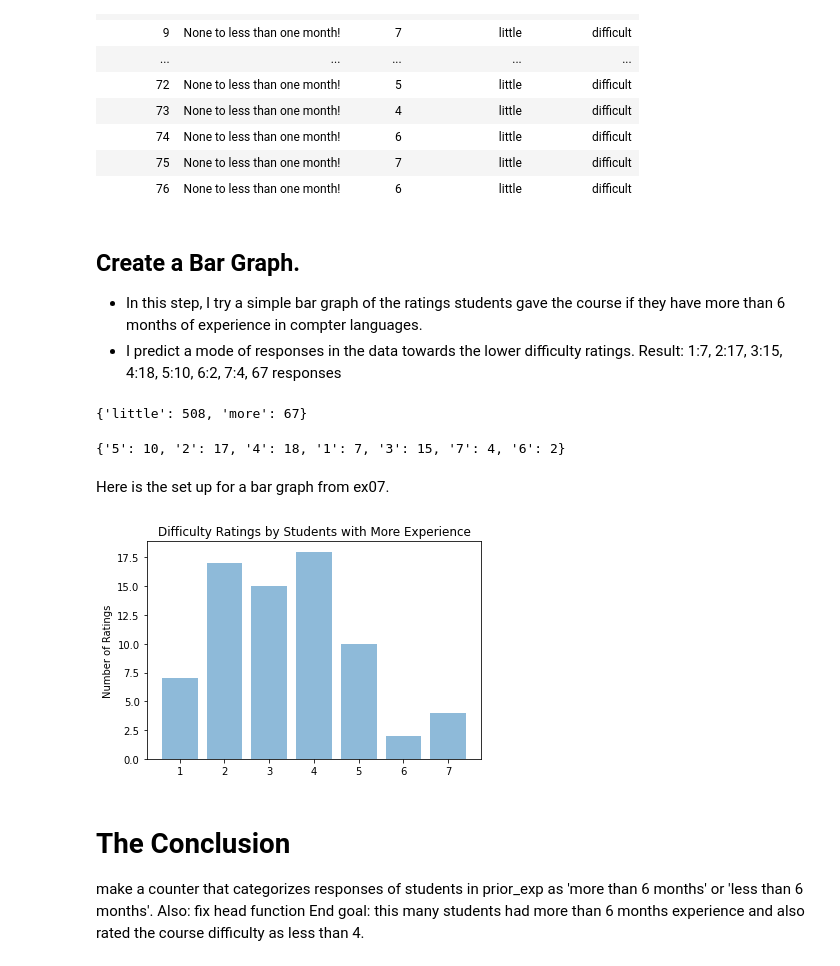
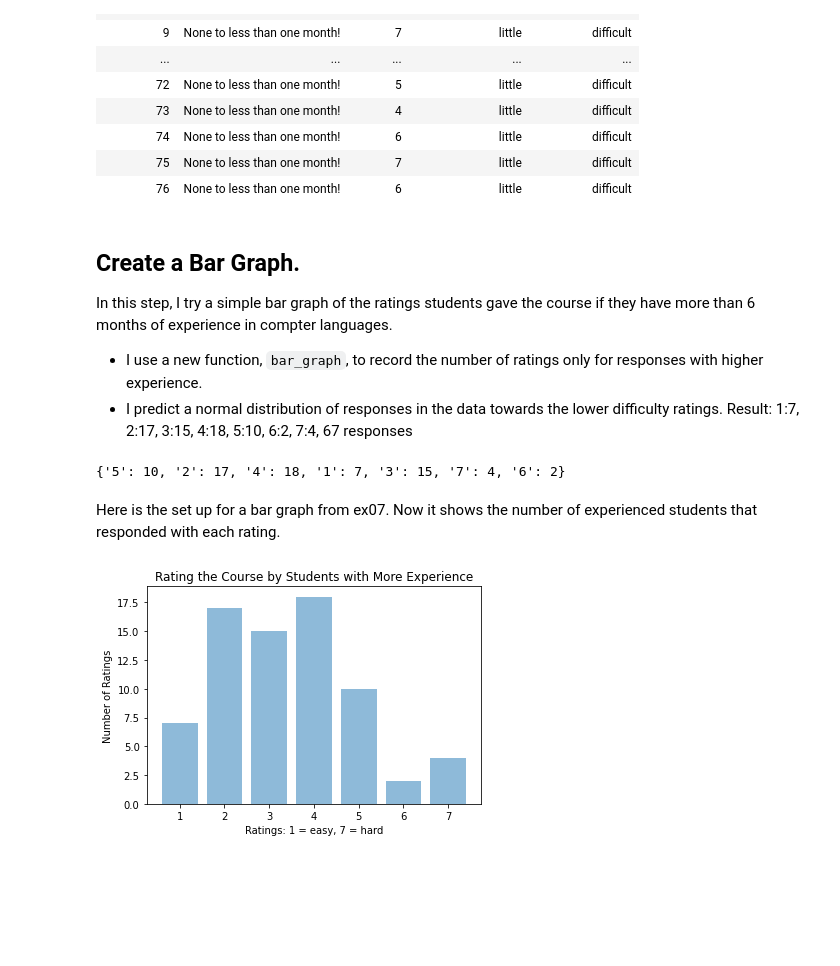
Before and after one commit to j-aurora/comp110-21f-workspace, a Jupyter notebook: projects/pj01/analysis.ipynb, the cells around one changed output. Drawn from its saved outputs; the diff is of its cells as text; code cells hidden in the pictures; blank space fills up the shorter version.

```diff
--- a/projects/pj01/analysis.ipynb
+++ b/projects/pj01/analysis.ipynb
@@ -88,13 +107,12 @@ tabulate(hypothesis, hypothesis.keys(), "html")
 | 76 | None to less than one month! | 6 | little | difficult |
 # %% [markdown]
 ## Create a Bar Graph.
-* In this step, I try a simple bar graph of the ratings students gave the course if they have more than 6 months of experience in compter languages.
-* I predict a mode of responses in the data towards the lower difficulty ratings.
+In this step, I try a simple bar graph of the ratings students gave the course if they have more than 6 months of experience in compter languages.
+* I use a new function, `bar_graph`, to record the number of ratings only for responses with higher experience.
+* I predict a normal distribution of responses in the data towards the lower difficulty ratings.
 Result: 1:7, 2:17, 3:15, 4:18, 5:10, 6:2, 7:4,  67 responses
 # %%
 from data_utils import count, bar_graph
-all_bar: dict[str, int] = count(values)
-# 1:12, 2:33, 3:55, 4:121, 5:159, 6:113, 7:87
 easy_bar: dict[str, int] = count(exp_ratings)
 # little = 508, more = 67
 for_bar: list[str] = bar_graph(values, exp_ratings)
@@ -102,30 +120,24 @@ count(for_bar)
 # 1:7, 2:17, 3:15, 4:18, 5:10, 6:2, 7:4,  67 responses
 # Plug in data: 7,17,15,18,10,2,4
 # %% [output]
-{'little': 508, 'more': 67}
+{'5': 10, '2': 17, '4': 18, '1': 7, '3': 15, '7': 4, '6': 2}
-{'5': 10, '2': 17, '4': 18, '1': 7, '3': 15, '7': 4, '6': 2}
 # %% [markdown]
-Here is the set up for a bar graph from ex07.
+Here is the set up for a bar graph from ex07. Now it shows the number of experienced students that responded with each rating.
 # %%
 import matplotlib.pyplot as plt
 import numpy as np
 import matplotlib.pyplot as plt
 
 labels = ['1', '2', '3', '4', '5', '6', '7']
 y_pos = [0, 1, 2, 3, 4, 5, 6]  # the order the labels will be arranged in bar chart
 performance = [7,17,15,18,10,2,4]
 
 plt.bar(y_pos, performance, align='center', alpha=0.5)
 plt.xticks(y_pos, labels)
 plt.ylabel('Number of Ratings')
-plt.title('Difficulty Ratings by Students with More Experience')
+plt.xlabel('Ratings: 1 = easy, 7 = hard')
+plt.title('Rating the Course by Students with More Experience')
 
 plt.show()
 # %% [output]
-[figure, old version]
+[figure, new version]
-# %% [markdown]
-# The Conclusion
-
-make a counter that categorizes responses of students in prior_exp as 'more than 6 months' or 'less than 6 months'.
-Also: fix head function
-End goal: this many students had more than 6 months experience and also rated the course difficulty as less than 4.
```
Also changed, not shown: parts of 7 cells of this notebook, 2 other files.
